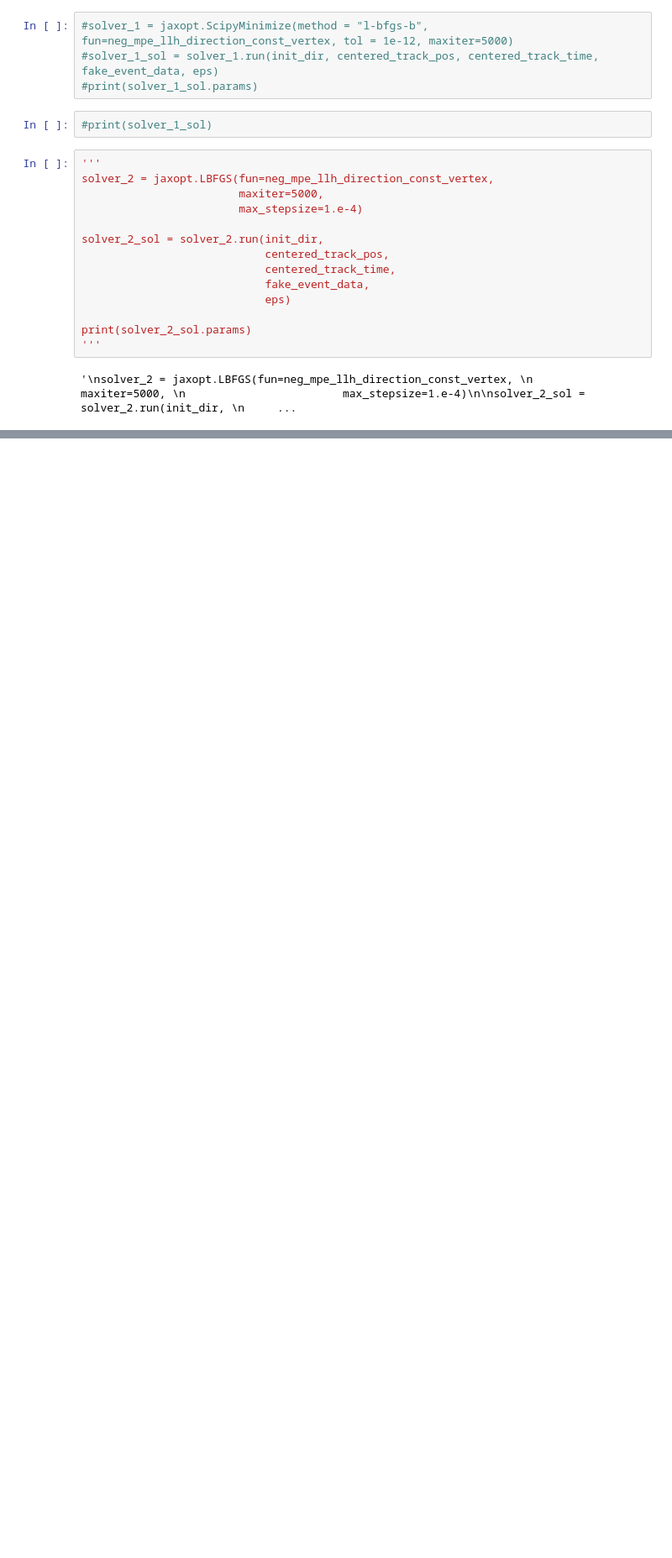
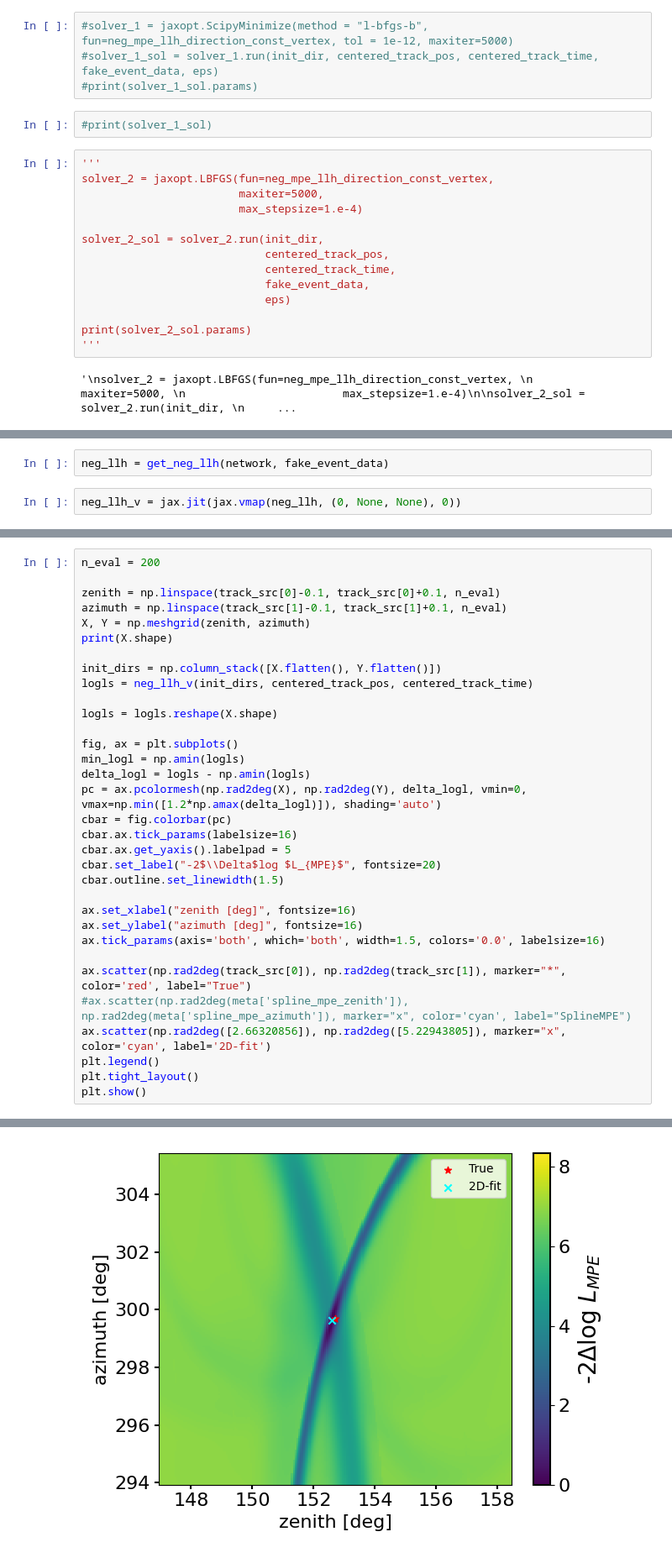
Before and after one commit to rishibbdb/TPN_DeV, a Jupyter notebook: dev/notebooks/likelihood_tests_part2.ipynb, the cells around one changed output, grey strips where cells are left out. Shown at 84% size. Cells and saved outputs as stored; diff of their text form; blank space fills up the shorter version.

```diff
--- a/dev/notebooks/likelihood_tests_part2.ipynb
+++ b/dev/notebooks/likelihood_tests_part2.ipynb
@@ -321,0 +392,4 @@ print(solver_2_sol.params)
+# %%
+neg_llh = get_neg_llh(network, fake_event_data)
+# %%
+neg_llh_v = jax.jit(jax.vmap(neg_llh, (0, None, None), 0))
@@ -321,0 +408,34 @@ print(solver_2_sol.params)
+# %%
+n_eval = 200
+
+zenith = np.linspace(track_src[0]-0.1, track_src[0]+0.1, n_eval)
+azimuth = np.linspace(track_src[1]-0.1, track_src[1]+0.1, n_eval)
+X, Y = np.meshgrid(zenith, azimuth)
+print(X.shape)
+
+init_dirs = np.column_stack([X.flatten(), Y.flatten()])
+logls = neg_llh_v(init_dirs, centered_track_pos, centered_track_time)
+
+logls = logls.reshape(X.shape)
+
+fig, ax = plt.subplots()
+min_logl = np.amin(logls)
+delta_logl = logls - np.amin(logls)
+pc = ax.pcolormesh(np.rad2deg(X), np.rad2deg(Y), delta_logl, vmin=0, vmax=np.min([1.2*np.amax(delta_logl)]), shading='auto')
+cbar = fig.colorbar(pc)
+cbar.ax.tick_params(labelsize=16)
+cbar.ax.get_yaxis().labelpad = 5
+cbar.set_label("-2$\\Delta$log $L_{MPE}$", fontsize=20)
+cbar.outline.set_linewidth(1.5)
+
+ax.set_xlabel("zenith [deg]", fontsize=16)
+ax.set_ylabel("azimuth [deg]", fontsize=16)
+ax.tick_params(axis='both', which='both', width=1.5, colors='0.0', labelsize=16)
+
+ax.scatter(np.rad2deg(track_src[0]), np.rad2deg(track_src[1]), marker="*", color='red', label="True")
+#ax.scatter(np.rad2deg(meta['spline_mpe_zenith']), np.rad2deg(meta['spline_mpe_azimuth']), marker="x", color='cyan', label="SplineMPE")
+ax.scatter(np.rad2deg([2.66320856]), np.rad2deg([5.22943805]), marker="x", color='cyan', label='2D-fit')
+plt.legend()
+plt.tight_layout()
+plt.show()
+# %% [output]
@@ -321,0 +443 @@ print(solver_2_sol.params)
+[figure, added]
```
Also changed, not shown: parts of 28 cells of this notebook, 7 other files.
